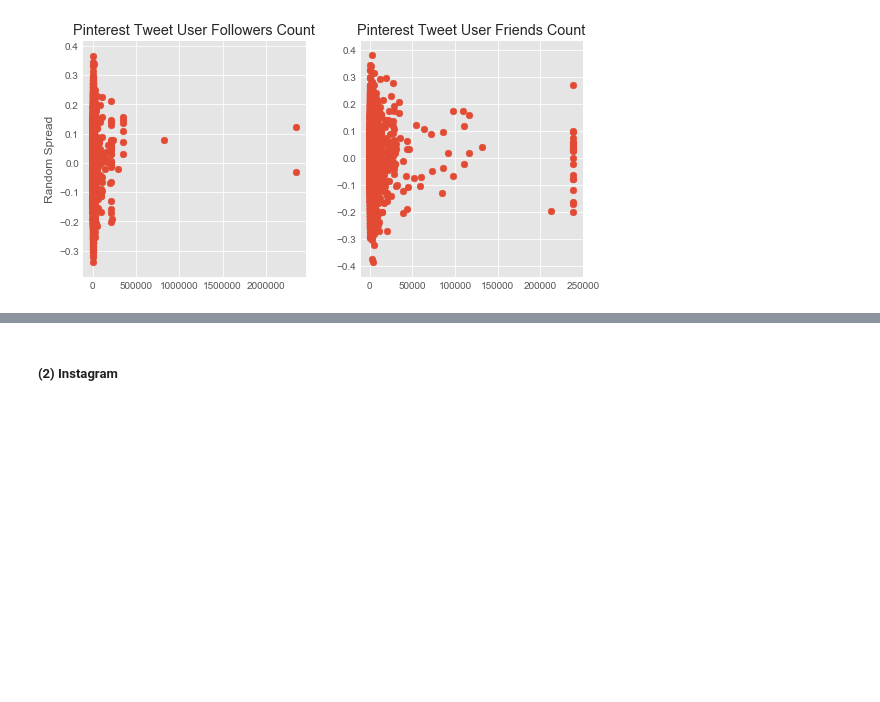
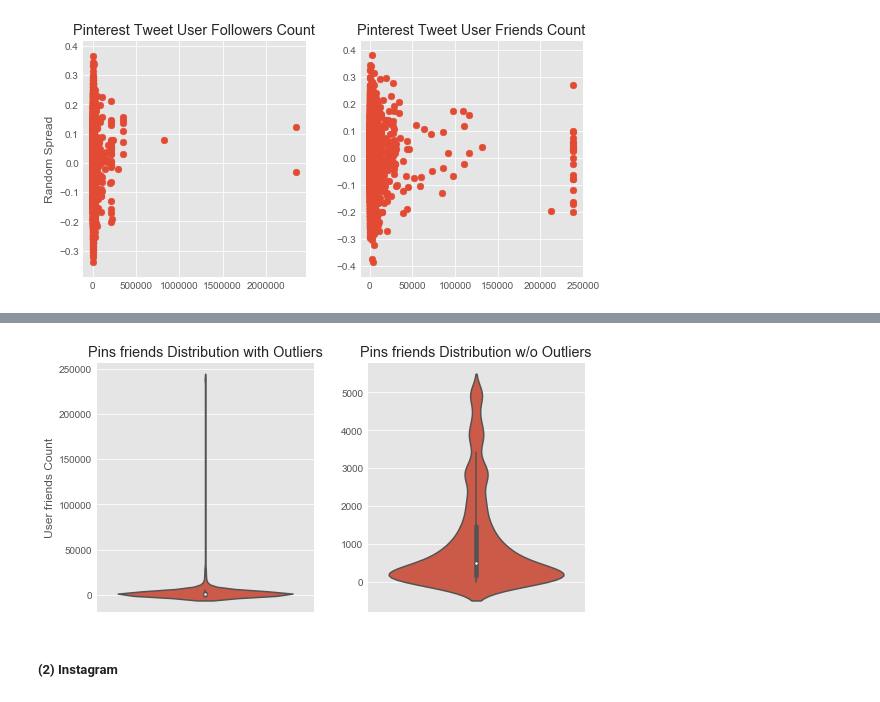
Before and after one commit to elainewyq/Photo_Sharing_Social_Media, a Jupyter notebook: ThreePlatformsAnalysis.ipynb, the cells around one changed output, grey strips where cells are left out. Cells and saved outputs as stored; diff of their text form; code cells hidden in the pictures; blank space fills up the shorter version.

```diff
--- a/ThreePlatformsAnalysis.ipynb
+++ b/ThreePlatformsAnalysis.ipynb
@@ -421,3 +447,20 @@ fig.tight_layout();
+# %%
+pins_friends = pinterest['user_friends_count'].sort_values(ascending = True)
+to_delete = int(round(0.1*len(pins_friends),0))
+pins_friends.drop(pins_friends.tail(to_delete).index, inplace = True)
+
+
+fig, axs = plt.subplots(1,2, figsize= (8, 4))
+sns.violinplot(ax = axs[0], y = pinterest['user_friends_count'])
+sns.violinplot(ax = axs[1], y = pins_friends)
+axs[0].set_title('Pins friends Distribution with Outliers')
+axs[1].set_title('Pins friends Distribution w/o Outliers')
+axs[1].set_ylabel('')
+axs[0].set_ylabel('User friends Count')
+fig.tight_layout()
+plt.savefig('Pins Friends.jpg');
+# %% [output]
+[figure, added]
 # %% [markdown]
 ##### (2) Instagram
 # %%
```
Also changed, not shown: parts of 19 cells of this notebook.
